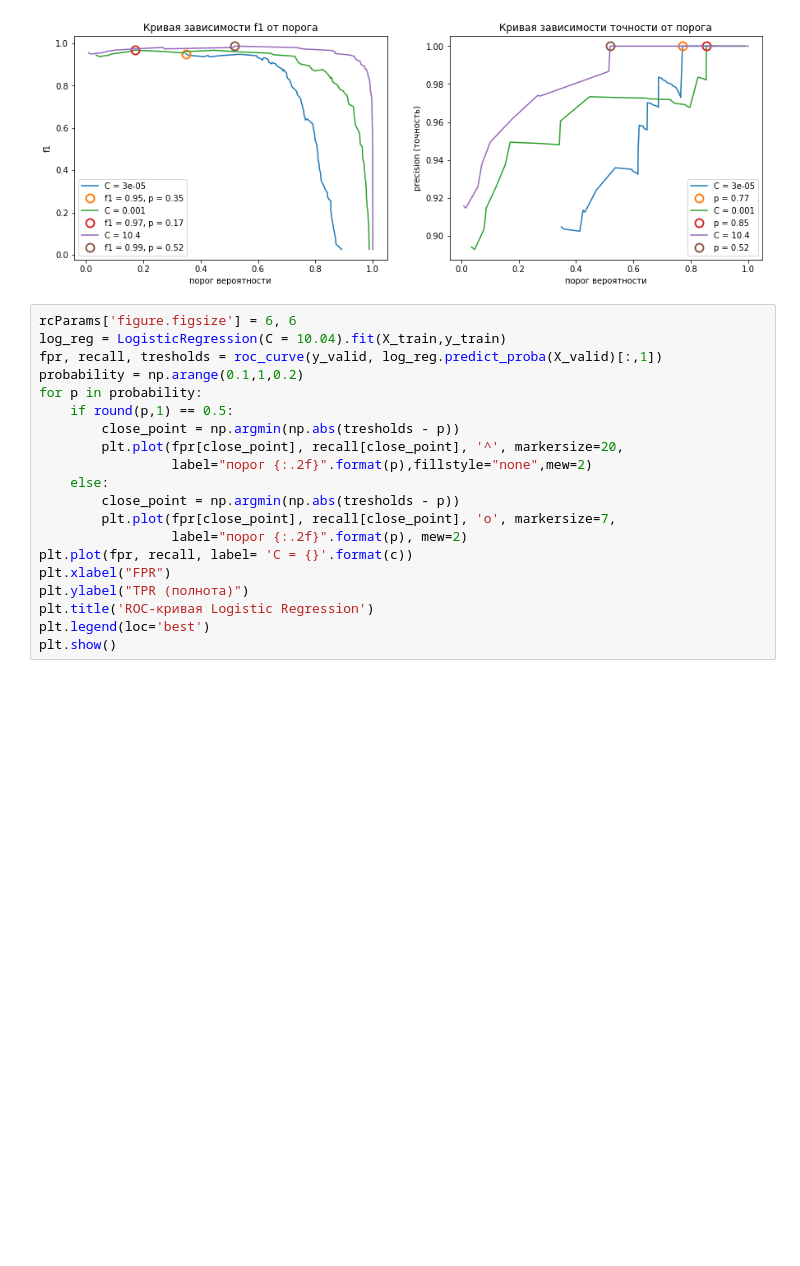
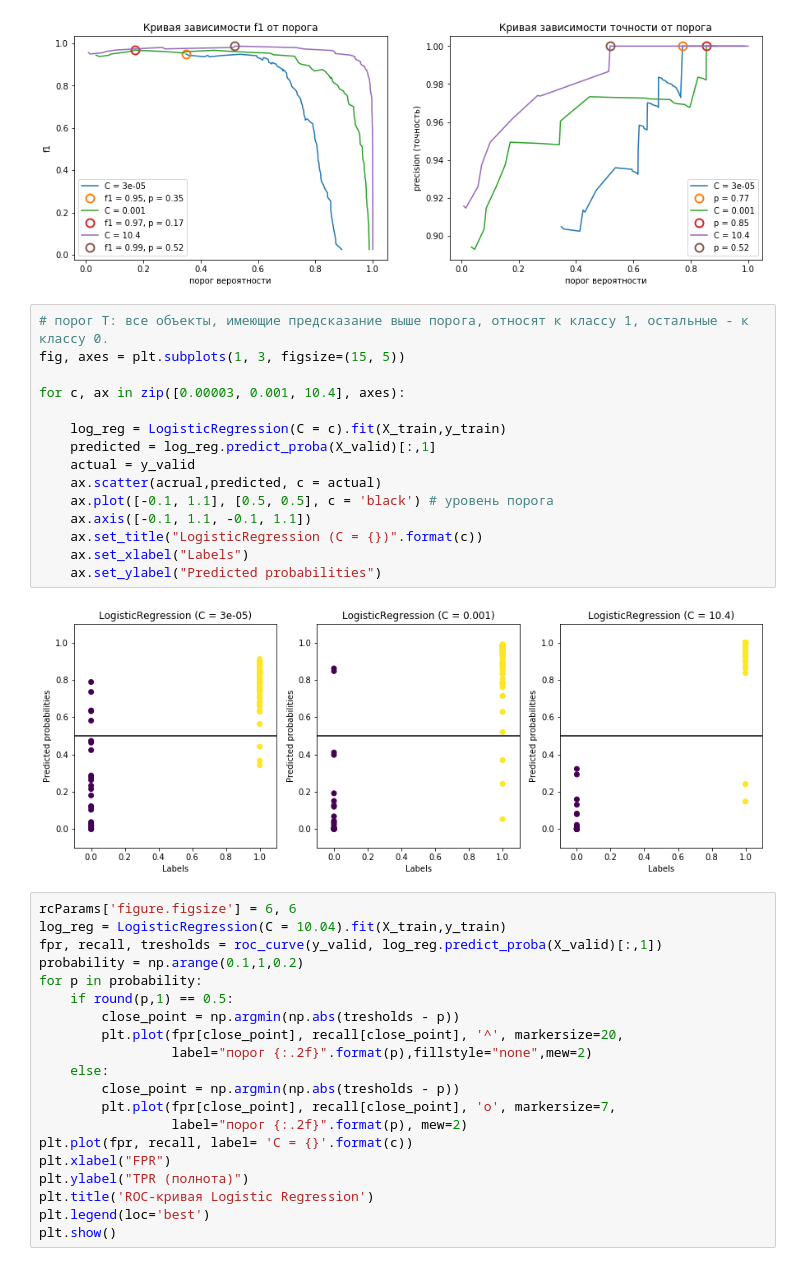
Before and after one commit to KarrieH/Breast_Can-er_training_ScikitLearn, a Jupyter notebook: log_reg_CancerData.ipynb, the cells around one changed output. Saved outputs shown, nothing was run; the diff lists cells and outputs as text; blank space fills up the shorter version.

```diff
--- a/log_reg_CancerData.ipynb
+++ b/log_reg_CancerData.ipynb
@@ -407,6 +474,23 @@ for c in [0.00003, 0.001, 10.4]:
 plt.show()
 # %% [output]
 [figure]
+# %%
+# порог T: все объекты, имеющие предсказание выше порога, относят к классу 1, остальные - к классу 0.
+fig, axes = plt.subplots(1, 3, figsize=(15, 5))
+
+for c, ax in zip([0.00003, 0.001, 10.4], axes):
+
+    log_reg = LogisticRegression(C = c).fit(X_train,y_train)
+    predicted = log_reg.predict_proba(X_valid)[:,1]
+    actual = y_valid
+    ax.scatter(acrual,predicted, c = actual)
+    ax.plot([-0.1, 1.1], [0.5, 0.5], c = 'black') # уровень порога
+    ax.axis([-0.1, 1.1, -0.1, 1.1])
+    ax.set_title("LogisticRegression (C = {})".format(c))
+    ax.set_xlabel("Labels")
+    ax.set_ylabel("Predicted probabilities")
+# %% [output]
+[figure, added]
 # %%
 rcParams['figure.figsize'] = 6, 6
 log_reg = LogisticRegression(C = 10.04).fit(X_train,y_train)
```
Also changed, not shown: parts of 36 cells of this notebook.
